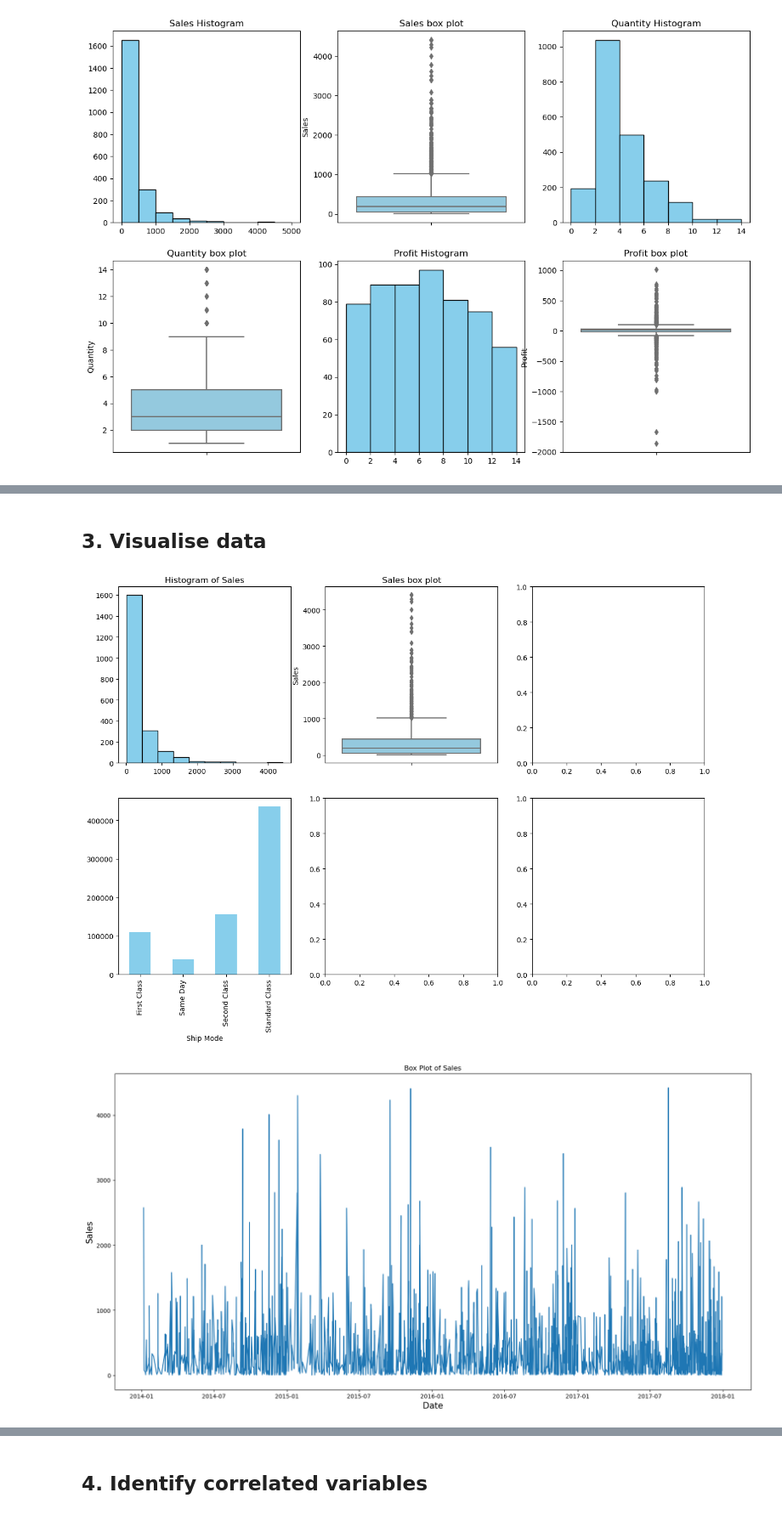
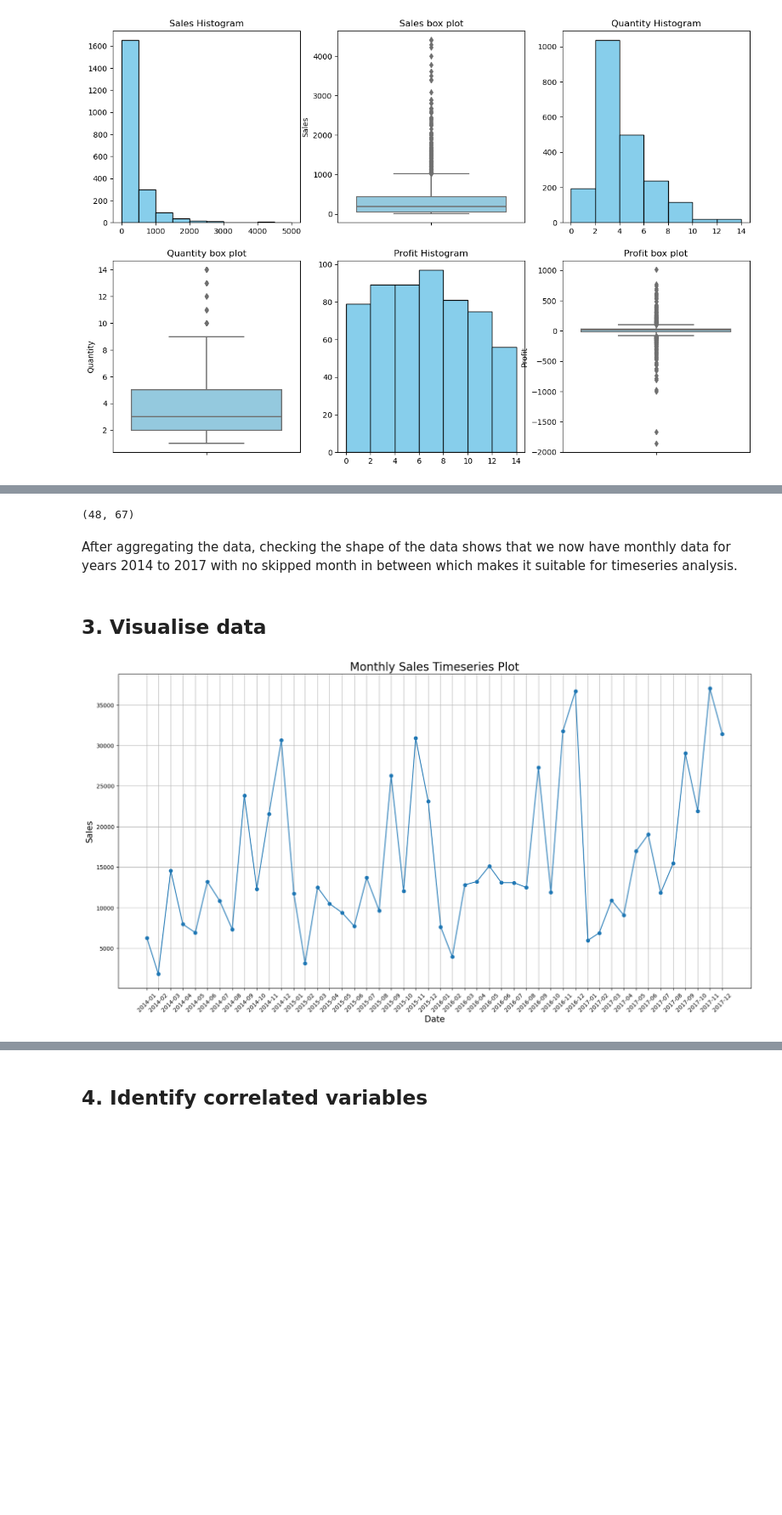
Before and after one commit to filmonmichael/2024-Phase-2-Data, a Jupyter notebook: part1-submission.ipynb, the cells around one changed output, grey strips where cells are left out. Shown: that part at 85% size. Saved outputs shown, nothing was run; the diff lists cells and outputs as text; code cells hidden in the pictures; blank space fills up the shorter version.

Commit message:
visualisation

```diff
--- a/part1-submission.ipynb
+++ b/part1-submission.ipynb
@@ -89,0 +133,15 @@ Sales_data.columns
+# %%
+# Sum or aggregate numeric features by Order Date
+numeric_aggregation = Sales_data_encoded.groupby('Order Date').agg({
+    'Sales': 'sum',
+    'Quantity': 'sum',
+    'Discount': 'mean',
+    'Profit': 'sum'
+}).reset_index()
+
+# Sum one-hot encoded variables by Order Date
+one_hot_aggregation = Sales_data_encoded.groupby('Order Date').sum().reset_index()
+one_hot_aggregation.drop(columns=['Sales', 'Quantity','Discount','Profit'], inplace=True)
+# Ensure the date columns are aligned correctly
+aggregated_df = pd.merge(numeric_aggregation, one_hot_aggregation, on='Order Date', how='left')
+aggregated_df.head()
@@ -89,0 +158,16 @@ Sales_data.columns
+# %%
+aggregated_df.set_index('Order Date', inplace=True) # must set the order date as the index for it to be aggregated correctly
+# %%
+# Downsample to monthly frequency, summing the sales for each month
+
+# Resample the data to monthly frequency, however Discount is a ratio so it should be the mean instead of sum
+
+monthly_resampled_df = aggregated_df.resample('M').agg({
+
+    'Discount': 'mean',
+
+    # One-hot encoded columns should be summed
+    **{col: 'sum' for col in aggregated_df.columns if col not in [ 'Discount']}
+})
+
+monthly_resampled_df
@@ -90,24 +194,21 @@ Sales_data.columns
+# %%
+monthly_resampled_df.shape
+# %% [output]
+(48, 67)
+# %% [markdown]
+After aggregating the data, checking the shape of the data shows that we now have monthly data for years 2014 to 2017 with no skipped month in between which makes it suitable for timeseries analysis.
 # %% [markdown]
 ## 3. Visualise data
-# %%
-
-fig, axes = plt.subplots(nrows=2, ncols=3, figsize=(15, 10))
-
-#ordering the date time object to visualise how sales change over time
-Sales_data.sort_values(by='Order Date', inplace = True)
-# plotting the line graph of sales by date
-plt.figure(figsize=(20, 10))
-plt.plot(Sales_data["Order Date"],Sales_data["Sales"])
-plt.xlabel('Date', fontsize=15)
-plt.ylabel('Sales', fontsize=15)
-
-
-# Pair plot
-#sns.pairplot(Sales_data)
-#set_title('Pair Plot of Numerical Columns')
-
-# Display the plot
-plt.show()
-# %% [output]
-[figure, removed]
-[figure, removed]
+# %%
+# Plotting the line graph of sales by date
+monthly_resampled_df = monthly_resampled_df.reset_index() #reset the index to gain access to the order date column
+plt.figure(figsize=(20, 10))
+plt.plot(monthly_resampled_df["Order Date"], monthly_resampled_df["Sales"], marker='o', linestyle='-')
+plt.xlabel('Date', fontsize=15)
+plt.ylabel('Sales', fontsize=15)
+plt.title("Monthly Sales Timeseries Plot", fontsize=20)
+plt.xticks(monthly_resampled_df["Order Date"], [x.strftime('%Y-%m') for x in monthly_resampled_df["Order Date"]], rotation=45)
+plt.grid(True)
+plt.show()
+# %% [output]
+[figure, added]
```
Also changed, not shown: parts of 13 cells of this notebook.
